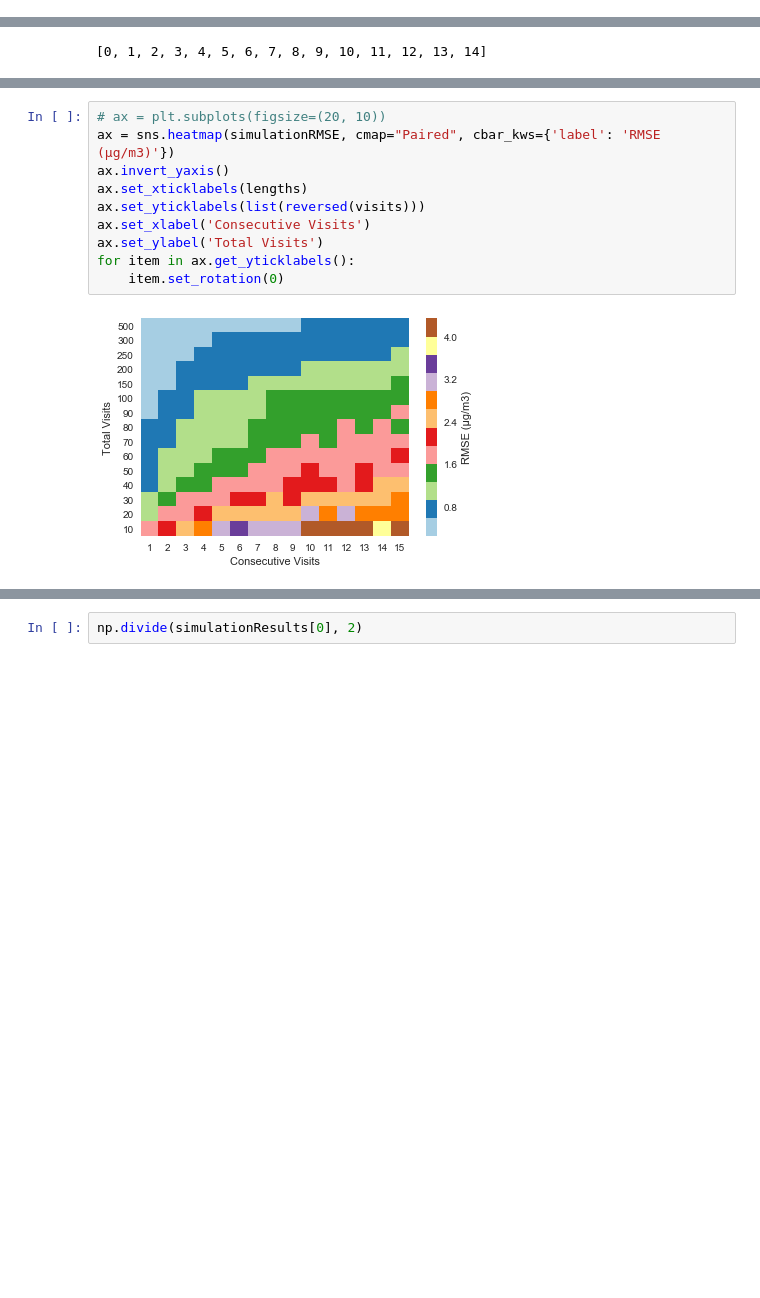
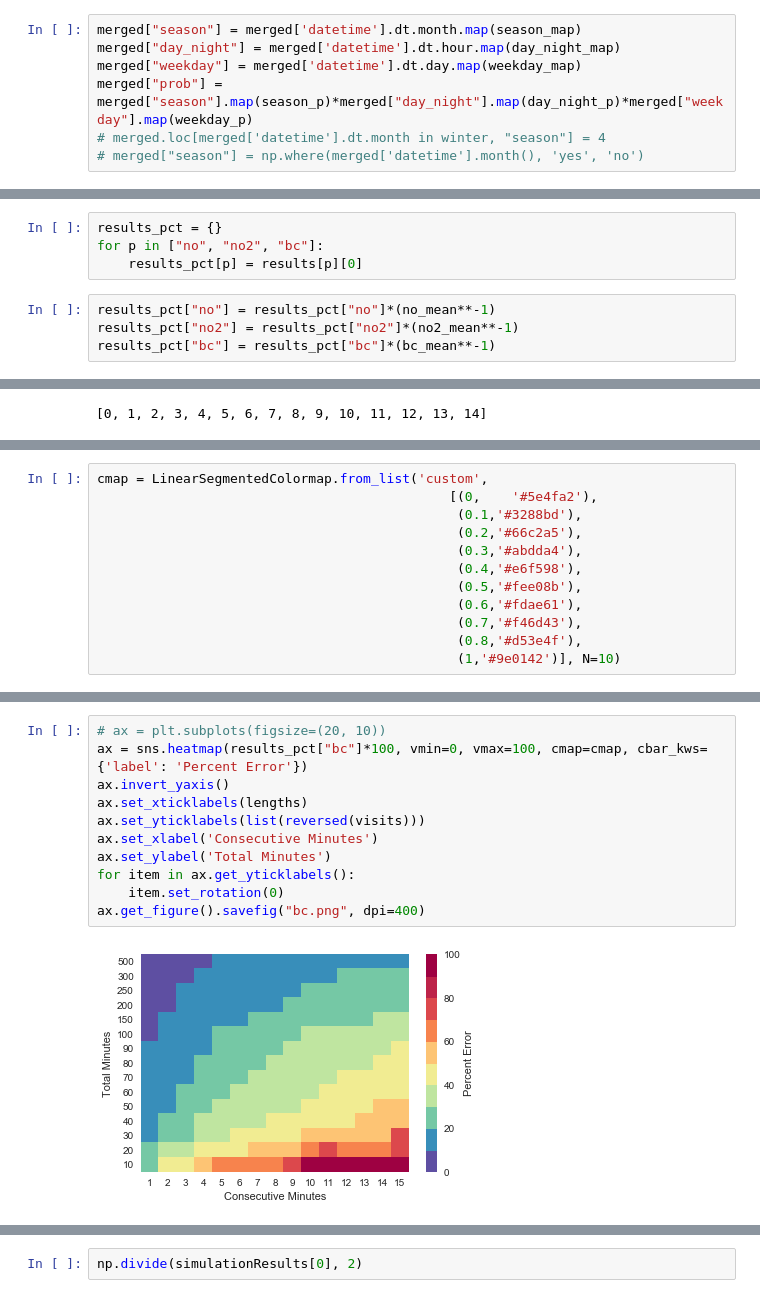
Before and after one commit to dpaolella/airproj, a Jupyter notebook: sandbox.ipynb, the cells around one changed output, grey strips where cells are left out. Drawn from its saved outputs; the diff is of its cells as text; blank space fills up the shorter version.

```diff
--- a/sandbox.ipynb
+++ b/sandbox.ipynb
@@ -39,0 +191,7 @@ data5min.head()
+# %%
+merged["season"] = merged['datetime'].dt.month.map(season_map)
+merged["day_night"] = merged['datetime'].dt.hour.map(day_night_map)
+merged["weekday"] = merged['datetime'].dt.day.map(weekday_map)
+merged["prob"] = merged["season"].map(season_p)*merged["day_night"].map(day_night_p)*merged["weekday"].map(weekday_p)
+# merged.loc[merged['datetime'].dt.month in winter, "season"] = 4
+# merged["season"] = np.where(merged['datetime'].month(), 'yes', 'no')
@@ -39,0 +259,8 @@ data5min.head()
+# %%
+results_pct = {}
+for p in ["no", "no2", "bc"]:
+    results_pct[p] = results[p][0]
+# %%
+results_pct["no"] = results_pct["no"]*(no_mean**-1)
+results_pct["no2"] = results_pct["no2"]*(no2_mean**-1)
+results_pct["bc"] = results_pct["bc"]*(bc_mean**-1)
@@ -149,0 +489,12 @@ simulationRMSE = np.sqrt(np.divide(simulationResults,n))
+# %%
+cmap = LinearSegmentedColormap.from_list('custom',
+                                             [(0,    '#5e4fa2'),
+                                              (0.1,'#3288bd'),
+                                              (0.2,'#66c2a5'),
+                                              (0.3,'#abdda4'),
+                                              (0.4,'#e6f598'),
+                                              (0.5,'#fee08b'),
+                                              (0.6,'#fdae61'),
+                                              (0.7,'#f46d43'),
+                                              (0.8,'#d53e4f'),
+                                              (1,'#9e0142')], N=10)
@@ -150,12 +509,13 @@ simulationRMSE = np.sqrt(np.divide(simulationResults,n))
 # %%
 # ax = plt.subplots(figsize=(20, 10))
-ax = sns.heatmap(simulationRMSE, cmap="Paired", cbar_kws={'label': 'RMSE (μg/m3)'})
+ax = sns.heatmap(results_pct["bc"]*100, vmin=0, vmax=100, cmap=cmap, cbar_kws={'label': 'Percent Error'})
 ax.invert_yaxis()
 ax.set_xticklabels(lengths)
 ax.set_yticklabels(list(reversed(visits)))
-ax.set_xlabel('Consecutive Visits')
-ax.set_ylabel('Total Visits')
+ax.set_xlabel('Consecutive Minutes')
+ax.set_ylabel('Total Minutes')
 for item in ax.get_yticklabels():
     item.set_rotation(0)
+ax.get_figure().savefig("bc.png", dpi=400)
 # %% [output]
-[figure, old version]
+[figure, new version]
```
Also changed, not shown: parts of 47 cells of this notebook, 8 other files.
